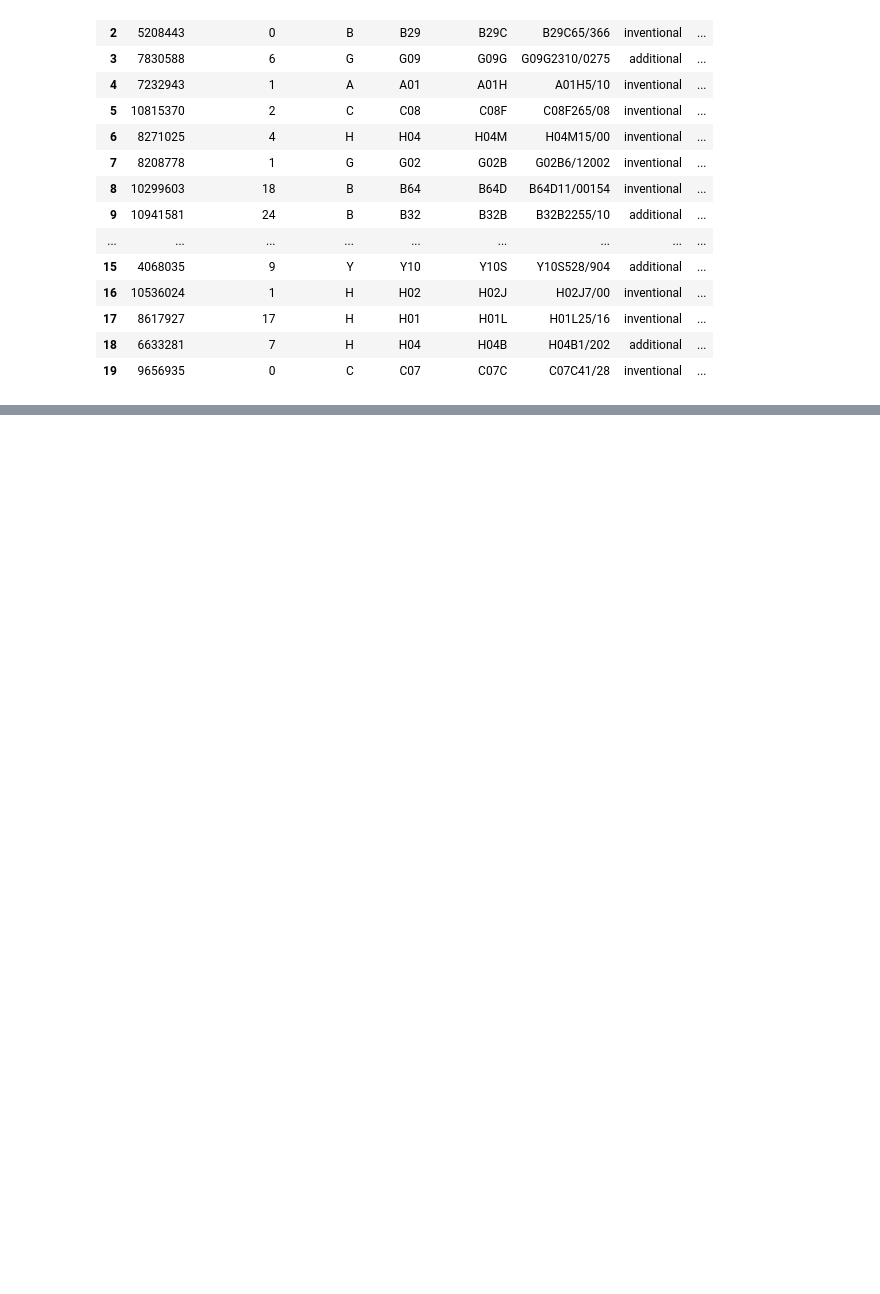
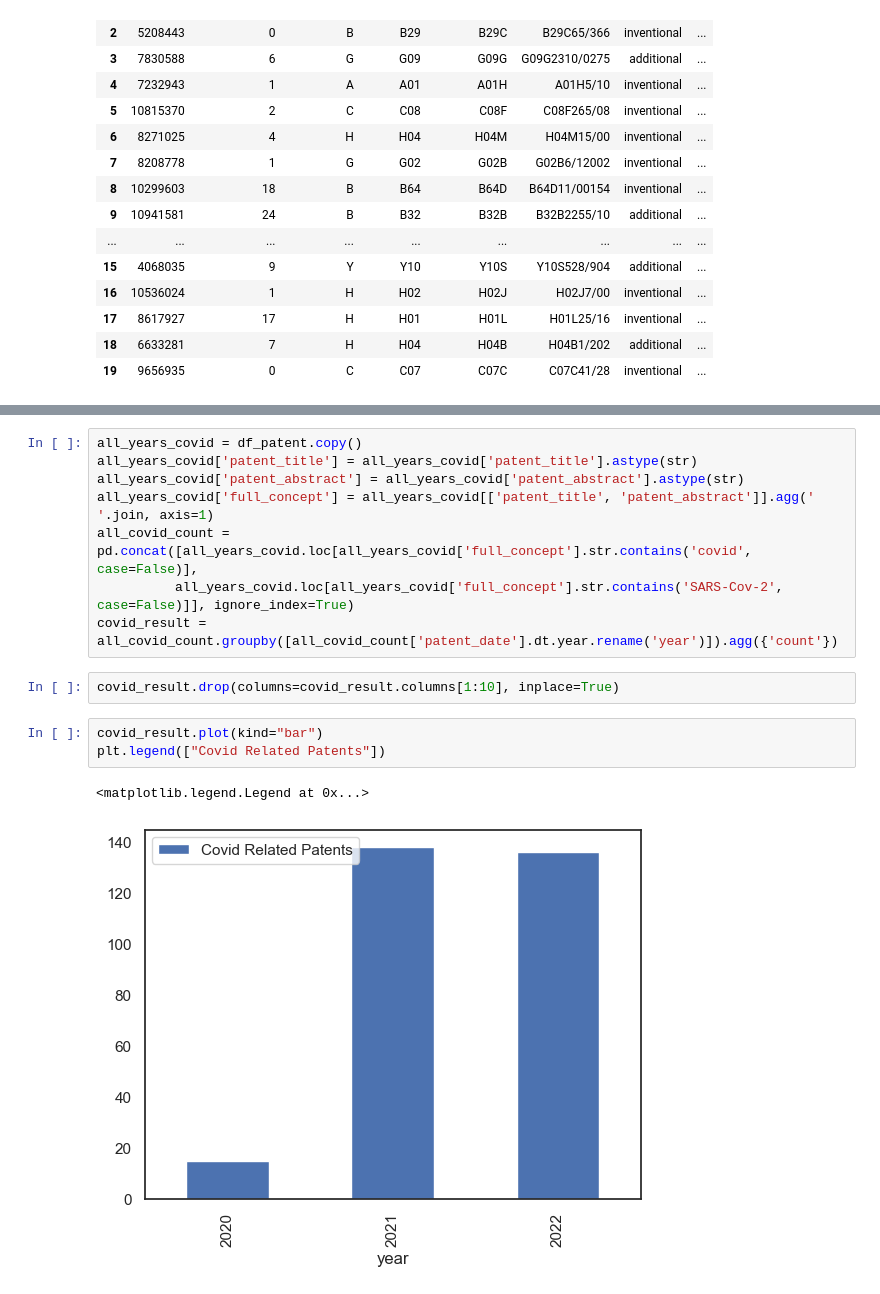
Before and after one commit to emoral435/JupyterPatents, a Jupyter notebook: OnlineMeetingPatents.ipynb, the cells around one changed output, grey strips where cells are left out. Drawn from its saved outputs; the diff is of its cells as text; blank space fills up the shorter version.

```diff
--- a/OnlineMeetingPatents.ipynb
+++ b/OnlineMeetingPatents.ipynb
@@ -112,0 +138,16 @@ tech_df.loc[tech_df['full_patent_details'].str.contains('C', case=False)]
+# %%
+all_years_covid = df_patent.copy()
+all_years_covid['patent_title'] = all_years_covid['patent_title'].astype(str)
+all_years_covid['patent_abstract'] = all_years_covid['patent_abstract'].astype(str)
+all_years_covid['full_concept'] = all_years_covid[['patent_title', 'patent_abstract']].agg(' '.join, axis=1)
+all_covid_count = pd.concat([all_years_covid.loc[all_years_covid['full_concept'].str.contains('covid', case=False)],
+          all_years_covid.loc[all_years_covid['full_concept'].str.contains('SARS-Cov-2', case=False)]], ignore_index=True)
+covid_result = all_covid_count.groupby([all_covid_count['patent_date'].dt.year.rename('year')]).agg({'count'})
+# %%
+covid_result.drop(columns=covid_result.columns[1:10], inplace=True)
+# %%
+covid_result.plot(kind="bar")
+plt.legend(["Covid Related Patents"])
+# %% [output]
+<matplotlib.legend.Legend at 0x...>
+[figure, added]
```
Also changed, not shown: parts of 9 cells of this notebook.
